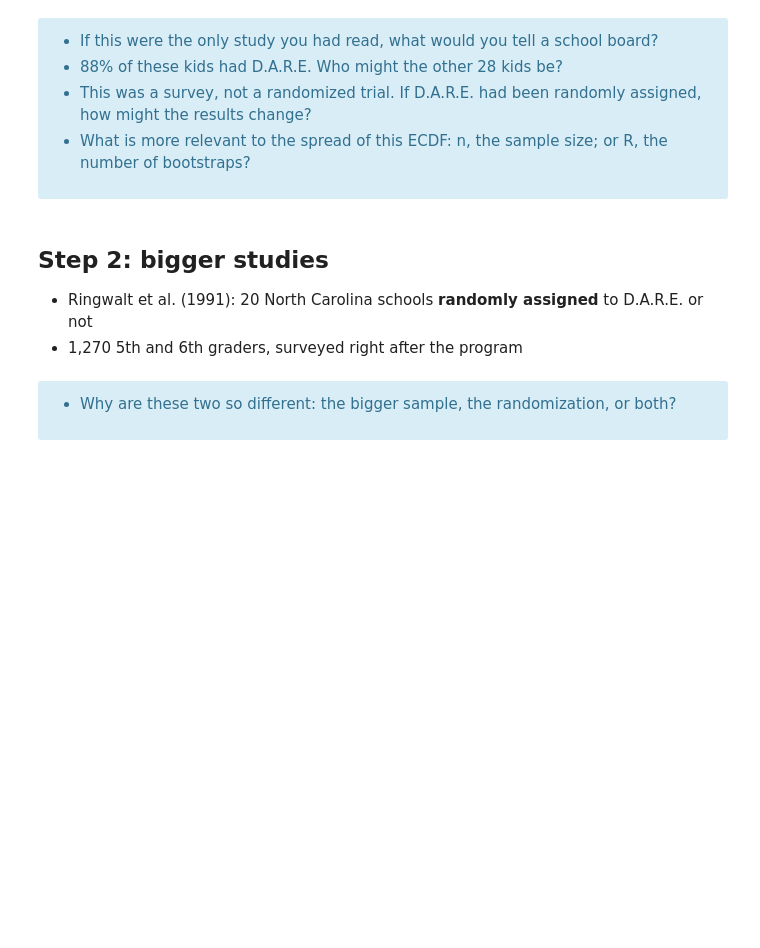
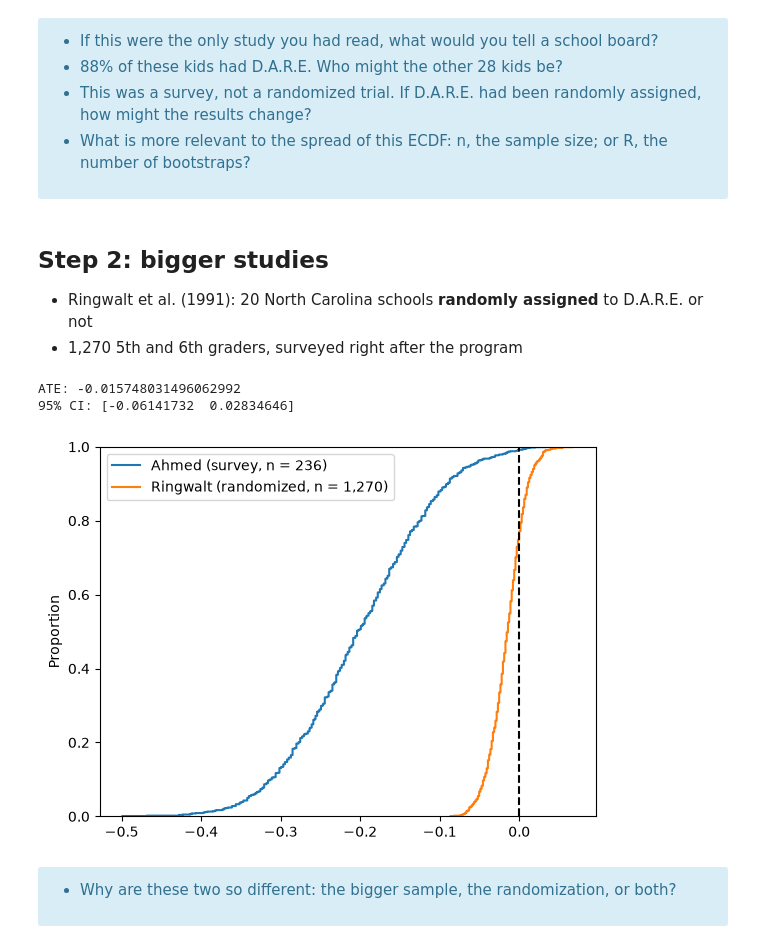
Before and after one commit to kimondragon/UU_F26_templates, a Jupyter notebook: Week06/Thursday_lab/Thursday_AB_testing_bridge.ipynb, the cells around one changed output. Cells and saved outputs as stored; diff of their text form; code cells hidden in the pictures; blank space fills up the shorter version.

```diff
--- a/Week06/Thursday_lab/Thursday_AB_testing_bridge.ipynb
+++ b/Week06/Thursday_lab/Thursday_AB_testing_bridge.ipynb
@@ -48,6 +48,6 @@ def bootstrap(df, treat='dare', y='drug_use', R=1000):
 - Outcome: has the kid ever smoked?
 - One survey: kids who had been through D.A.R.E. vs kids who hadn't
 # %%
-ahmed = pd.read_csv('./data/dare_ahmed.csv')
+ahmed = pd.read_csv('../data/dare_ahmed.csv')
 pd.crosstab(ahmed['dare'], ahmed['drug_use'])
 # %% [output]
@@ -73,16 +80,20 @@ plt.show()
 - Ringwalt et al. (1991): 20 North Carolina schools **randomly assigned** to D.A.R.E. or not
 - 1,270 5th and 6th graders, surveyed right after the program
 # %%
-ringwalt = pd.read_csv('./data/dare_ringwalt.csv')
+ringwalt = pd.read_csv('../data/dare_ringwalt.csv')
 fx_ringwalt = bootstrap(ringwalt)
 print('ATE:', ate(ringwalt))
 print('95% CI:', np.quantile(fx_ringwalt, [.025, .975]))
 
 sns.ecdfplot(fx_ahmed, label='Ahmed (survey, n = 236)')
 sns.ecdfplot(fx_ringwalt, label='Ringwalt (randomized, n = 1,270)')
 plt.axvline(0, color='black', linestyle='--')
 plt.legend()
 plt.show()
+# %% [output]
+ATE: -0.015748031496062992
+95% CI: [-0.06141732  0.02834646]
+[figure, added]
 # %% [markdown]
 <div class='alert alert-info'>
 
```
Also changed, not shown: parts of 9 cells of this notebook, 4 other files.
